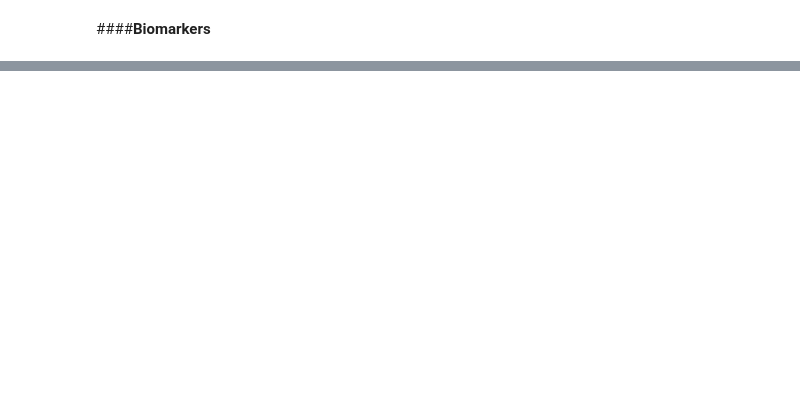
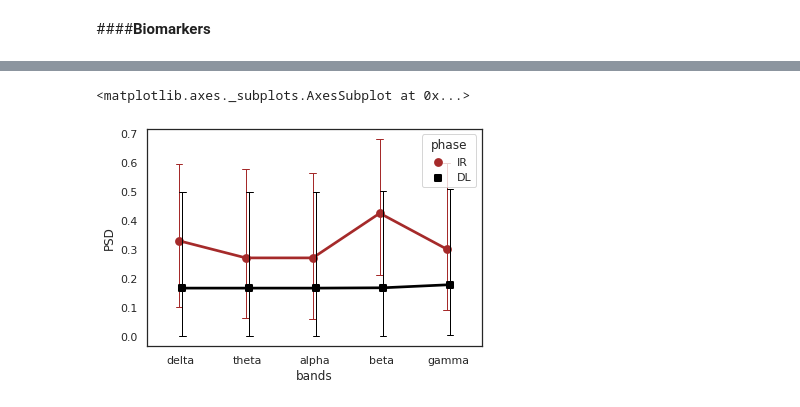
Before and after one commit to Sirabhop/Preclinical-AD-EEG-classification, a Jupyter notebook: Data_Analysis.ipynb, the cells around one changed output, grey strips where cells are left out. Saved outputs shown, nothing was run; the diff lists cells and outputs as text; code cells hidden in the pictures; blank space fills up the shorter version.

```diff
--- a/Data_Analysis.ipynb
+++ b/Data_Analysis.ipynb
@@ -315,8 +317,6 @@ plot_risk_IR.columns = col
 #Drop index
 plot_normal_IR.drop('index', axis = 0, inplace = True)
 plot_risk_IR.drop('index', axis = 0, inplace = True)
-# %%
-Biomarkers.sort_values(by = 'group', axis = 0, inplace = True)
 # %% [markdown]
 Delay phase
 # %%
@@ -611,0 +621,18 @@ pg.linear_regression(cog_m['DL-CuedR'], cog_m['DL-FreeR'], cog_m)
+# %%
+df = pd.DataFrame()
+bio_m = Biomarkers.iloc[:, [1,2,3,4,5,11,12,13,14,15]]
+df = pd.DataFrame(bio_m.stack())
+df.reset_index(inplace = True)
+df['group'] = None
+
+for x in Biomarkers.index:
+  if x in ['SS2', 'SS5', 'SS6']:
+    df.loc[df['id']== x, 'group'] = 1
+  else:
+    df.loc[df['id']== x, 'group'] = 0
+
+df['bands'] = bands*12
+phase = ['IR','IR','IR','IR','IR','DL','DL','DL','DL','DL']
+df['phase'] = phase*6
+df.drop(['level_1'], axis = 1, inplace = True)
+df.rename({0:'PSD'}, inplace = True, axis = 1)
@@ -611,0 +682,7 @@ pg.linear_regression(cog_m['DL-CuedR'], cog_m['DL-FreeR'], cog_m)
+# %%
+sns.set(style = 'white')
+sns.pointplot(data=df, x='bands', y='PSD', hue='phase', dodge=True, markers=['o', 's'],
+	      capsize=.1, errwidth=1, palette = ['brown','black'], grid = False)
+# %% [output]
+<matplotlib.axes._subplots.AxesSubplot at 0x...>
+[figure, added]
```
Also changed, not shown: parts of 23 cells of this notebook.
